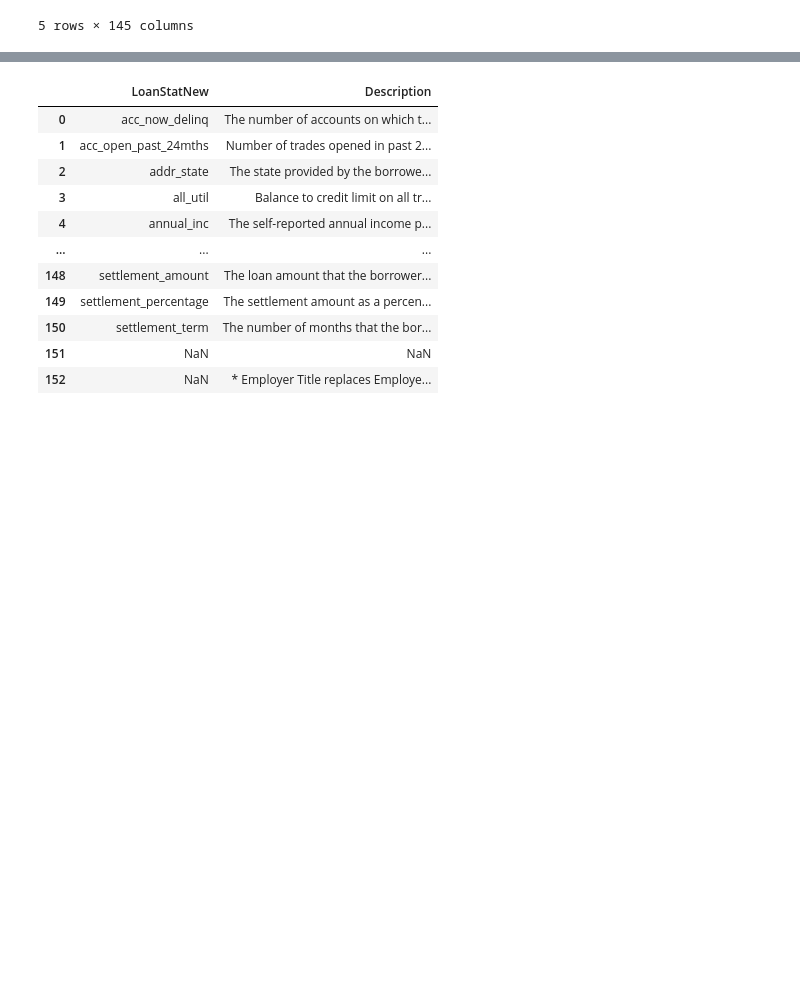
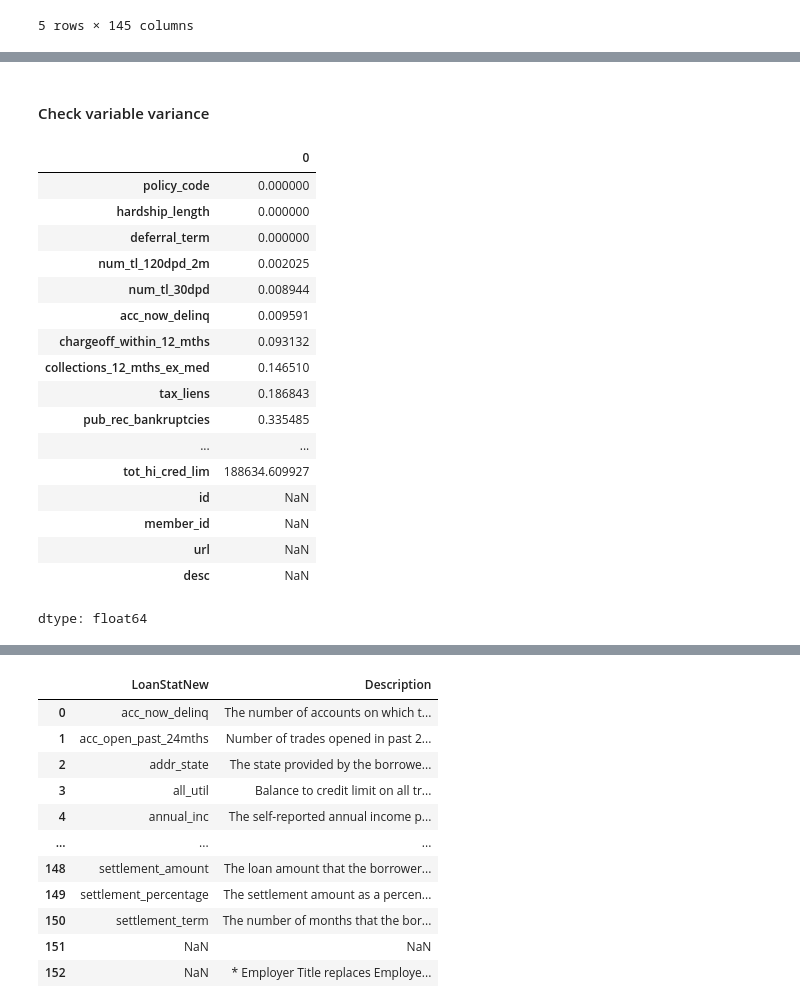
Before and after one commit to jqchen24-new/ml-zoomcamp, a Jupyter notebook: Capstone_project/project.ipynb, the cells around one changed output, grey strips where cells are left out. Cells and saved outputs as stored; diff of their text form; code cells hidden in the pictures; blank space fills up the shorter version.

```diff
--- a/Capstone_project/project.ipynb
+++ b/Capstone_project/project.ipynb
@@ -33,0 +85,4 @@ df.head()
+# %%
+numerical = list(df.dtypes[df.dtypes != 'object'].index)
+categorical = list(df.dtypes[df.dtypes == 'object'].index)
+categorical
@@ -33,0 +107,23 @@ df.head()
+# %% [markdown]
+#### Check variable variance
+# %%
+df[numerical].apply(lambda x: x.std()).sort_values()
+# %% [output]
+|  | 0 |
+| policy_code | 0.000000 |
+| hardship_length | 0.000000 |
+| deferral_term | 0.000000 |
+| num_tl_120dpd_2m | 0.002025 |
+| num_tl_30dpd | 0.008944 |
+| acc_now_delinq | 0.009591 |
+| chargeoff_within_12_mths | 0.093132 |
+| collections_12_mths_ex_med | 0.146510 |
+| tax_liens | 0.186843 |
+| pub_rec_bankruptcies | 0.335485 |
+| ... | ... |
+| tot_hi_cred_lim | 188634.609927 |
+| id | NaN |
+| member_id | NaN |
+| url | NaN |
+| desc | NaN |
+dtype: float64
```
Also changed, not shown: parts of 21 cells of this notebook.
